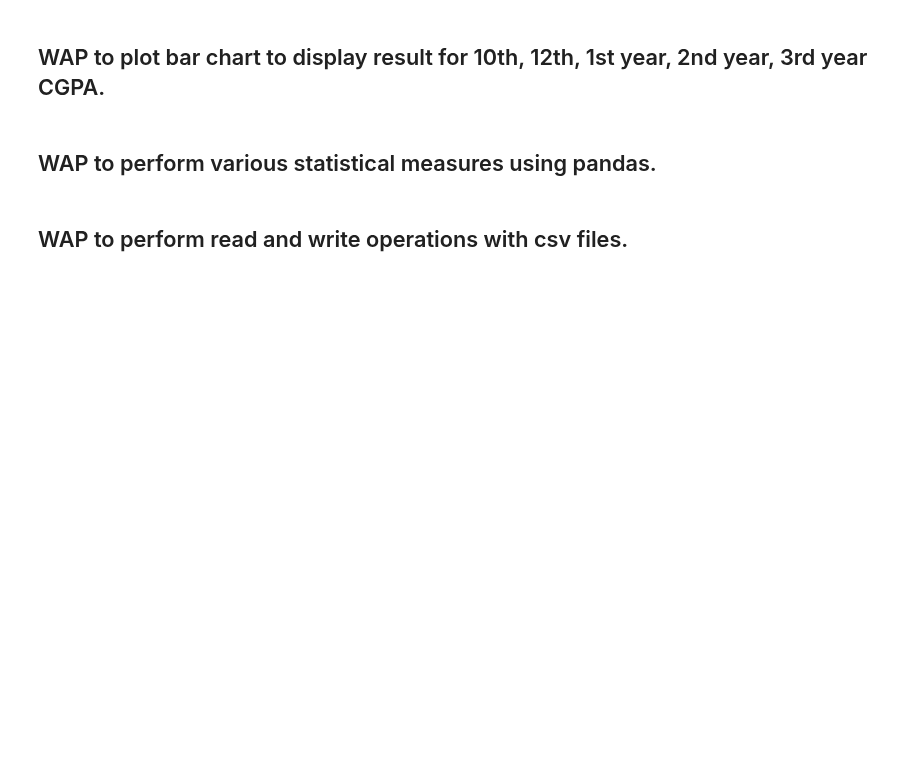
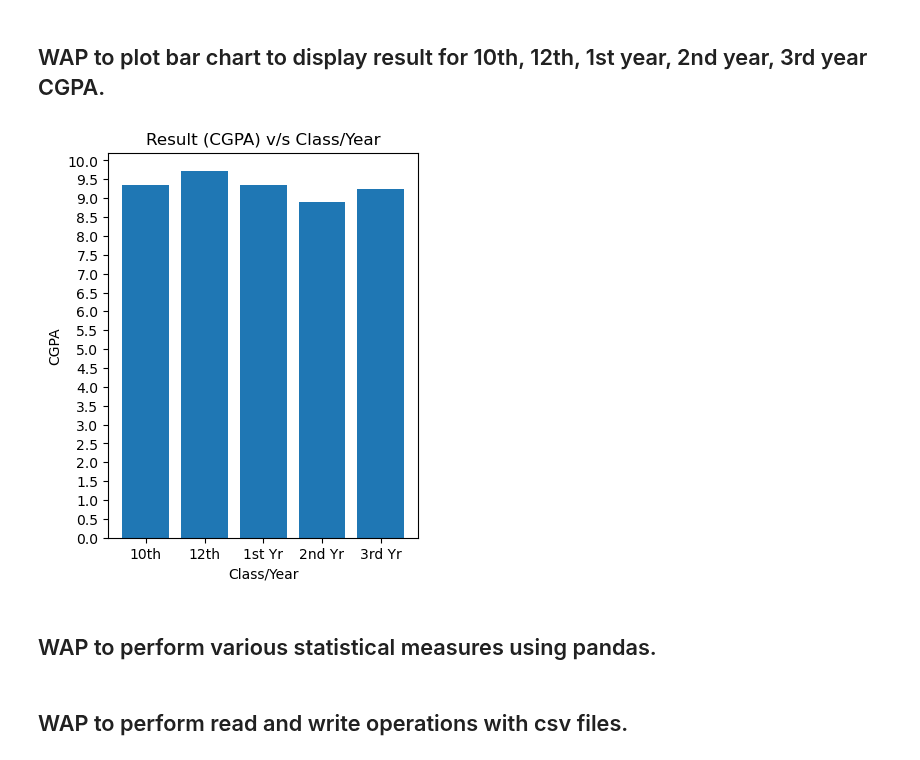
Before and after one commit to AumGupta/mor, a Jupyter notebook: Practicals/Final Practical File/main.ipynb, the cells around one changed output. Cells and saved outputs as stored; diff of their text form; code cells hidden in the pictures; blank space fills up the shorter version.

```diff
--- a/Practicals/Final Practical File/main.ipynb
+++ b/Practicals/Final Practical File/main.ipynb
@@ -798,6 +810,19 @@ $$
 # %% [markdown]
 
 ## WAP to plot bar chart to display result for 10th, 12th, 1st year, 2nd year, 3rd year CGPA.
+# %%
+results = [9.36, 9.72,9.36, 8.91,9.25]
+year = ["10th", "12th", "1st Yr", "2nd Yr", "3rd Yr"]
+
+plt.figure(figsize=(4,5))
+plt.bar(year, results)
+plt.yticks(np.arange(0,10.1,0.5))
+plt.xlabel("Class/Year")
+plt.ylabel("CGPA")
+plt.title("Result (CGPA) v/s Class/Year")
+plt.show()
+# %% [output]
+[figure, added]
 # %% [markdown]
 
 ## WAP to perform various statistical measures using pandas.
```
Also changed, not shown: parts of 2 cells of this notebook.
